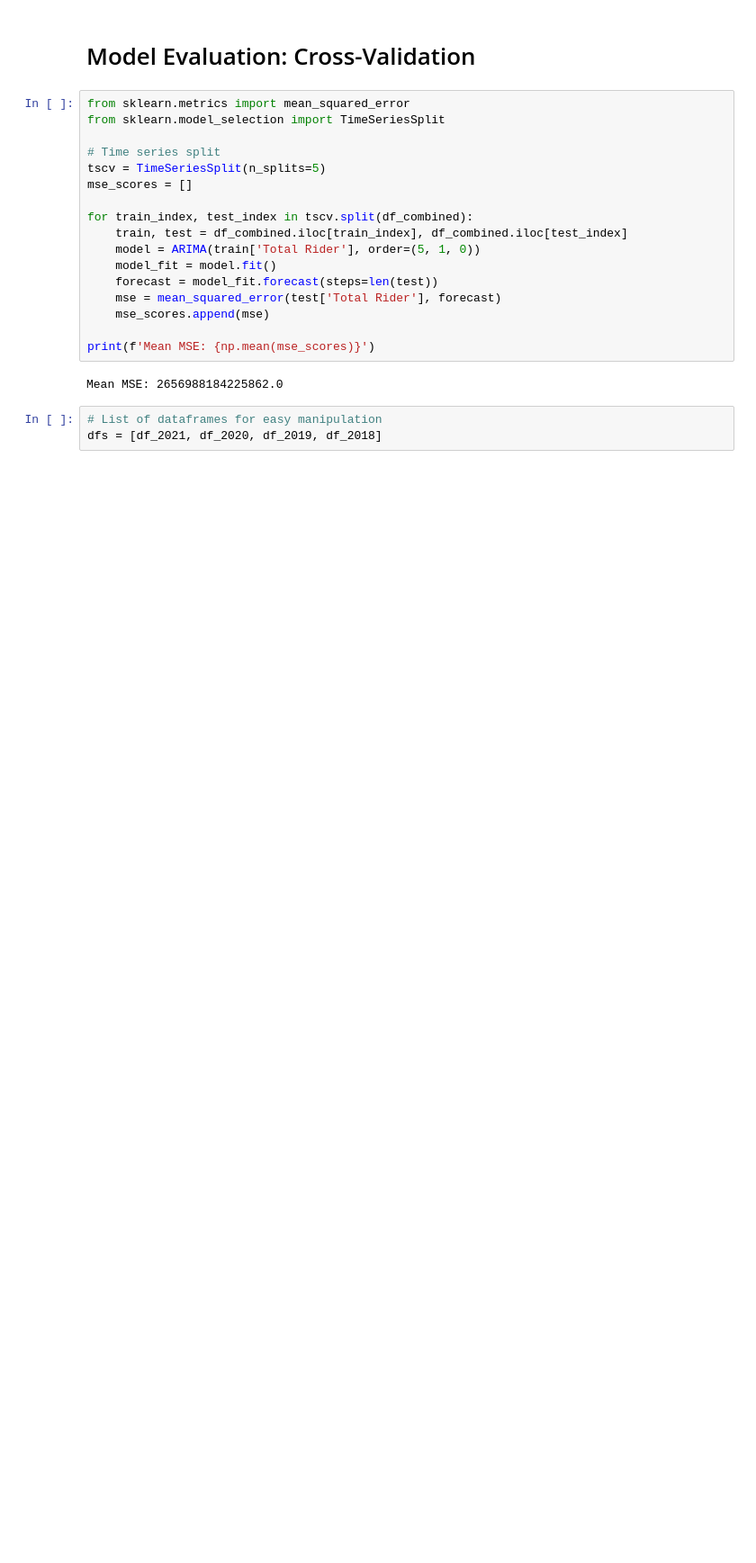
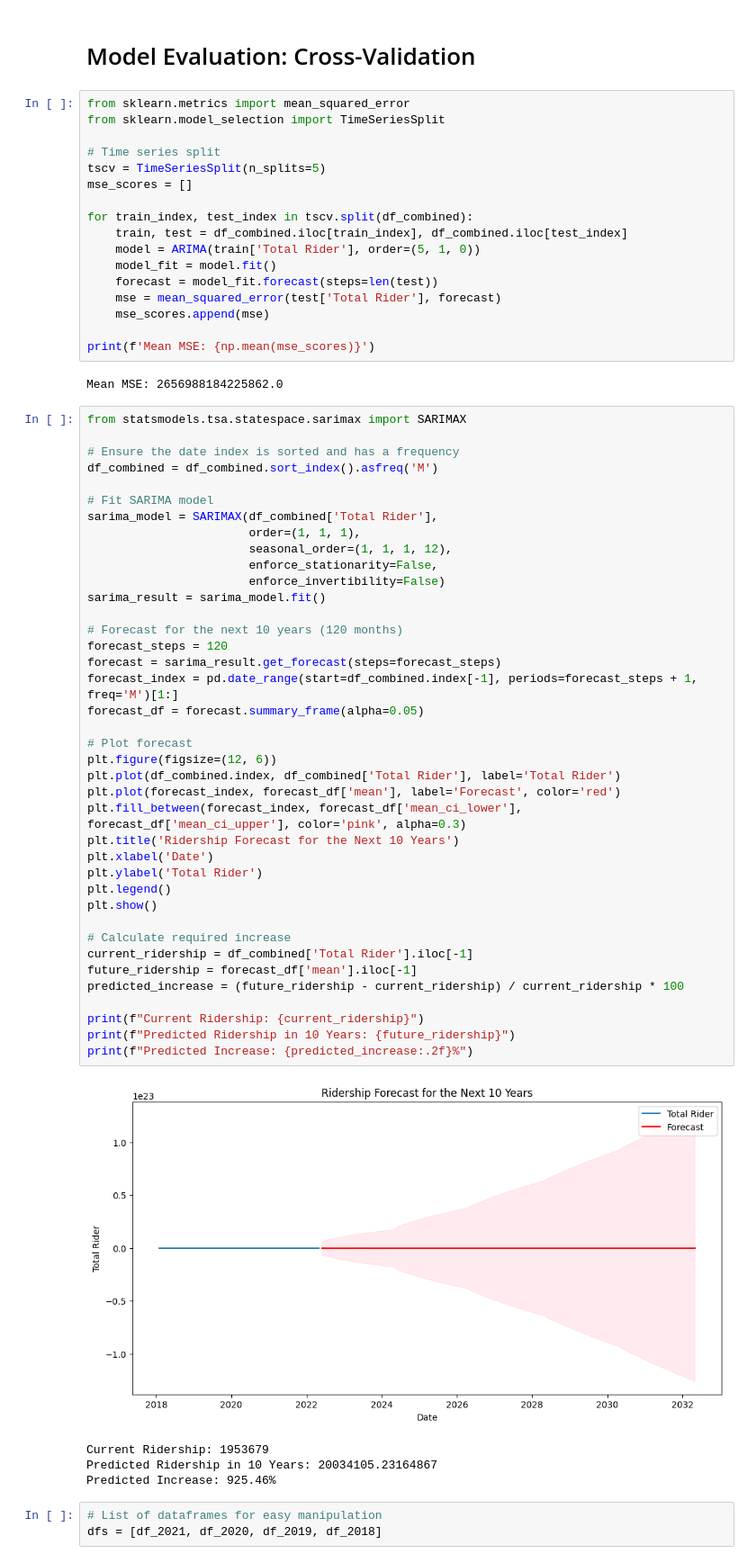
Before and after one commit to uygararas/ie423, a Jupyter notebook: hackathon.ipynb, the cells around one changed output. Shown at 90% size. Saved outputs shown, nothing was run; the diff lists cells and outputs as text; blank space fills up the shorter version.

```diff
--- a/hackathon.ipynb
+++ b/hackathon.ipynb
@@ -287,6 +287,50 @@ for train_index, test_index in tscv.split(df_combined):
 print(f'Mean MSE: {np.mean(mse_scores)}')
 # %% [output]
 Mean MSE: 2656988184225862.0
+# %%
+from statsmodels.tsa.statespace.sarimax import SARIMAX
+
+# Ensure the date index is sorted and has a frequency
+df_combined = df_combined.sort_index().asfreq('M')
+
+# Fit SARIMA model
+sarima_model = SARIMAX(df_combined['Total Rider'],
+                       order=(1, 1, 1),
+                       seasonal_order=(1, 1, 1, 12),
+                       enforce_stationarity=False,
+                       enforce_invertibility=False)
+sarima_result = sarima_model.fit()
+
+# Forecast for the next 10 years (120 months)
+forecast_steps = 120
+forecast = sarima_result.get_forecast(steps=forecast_steps)
+forecast_index = pd.date_range(start=df_combined.index[-1], periods=forecast_steps + 1, freq='M')[1:]
+forecast_df = forecast.summary_frame(alpha=0.05)
+
+# Plot forecast
+plt.figure(figsize=(12, 6))
+plt.plot(df_combined.index, df_combined['Total Rider'], label='Total Rider')
+plt.plot(forecast_index, forecast_df['mean'], label='Forecast', color='red')
+plt.fill_between(forecast_index, forecast_df['mean_ci_lower'], forecast_df['mean_ci_upper'], color='pink', alpha=0.3)
+plt.title('Ridership Forecast for the Next 10 Years')
+plt.xlabel('Date')
+plt.ylabel('Total Rider')
+plt.legend()
+plt.show()
+
+# Calculate required increase
+current_ridership = df_combined['Total Rider'].iloc[-1]
+future_ridership = forecast_df['mean'].iloc[-1]
+predicted_increase = (future_ridership - current_ridership) / current_ridership * 100
+
+print(f"Current Ridership: {current_ridership}")
+print(f"Predicted Ridership in 10 Years: {future_ridership}")
+print(f"Predicted Increase: {predicted_increase:.2f}%")
+# %% [output]
+[figure, added]
+Current Ridership: 1953679
+Predicted Ridership in 10 Years: 20034105.23164867
+Predicted Increase: 925.46%
 # %%
 # List of dataframes for easy manipulation
 dfs = [df_2021, df_2020, df_2019, df_2018]
```
Also changed, not shown: parts of 8 cells of this notebook.
